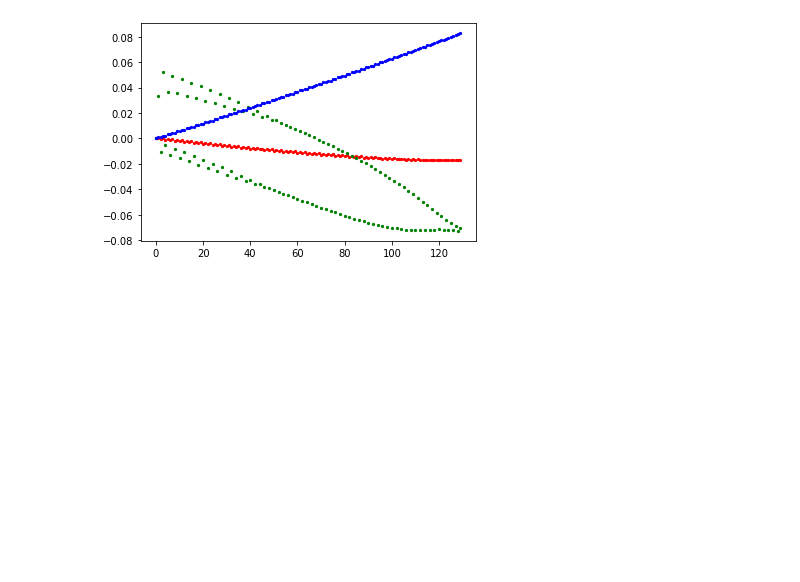
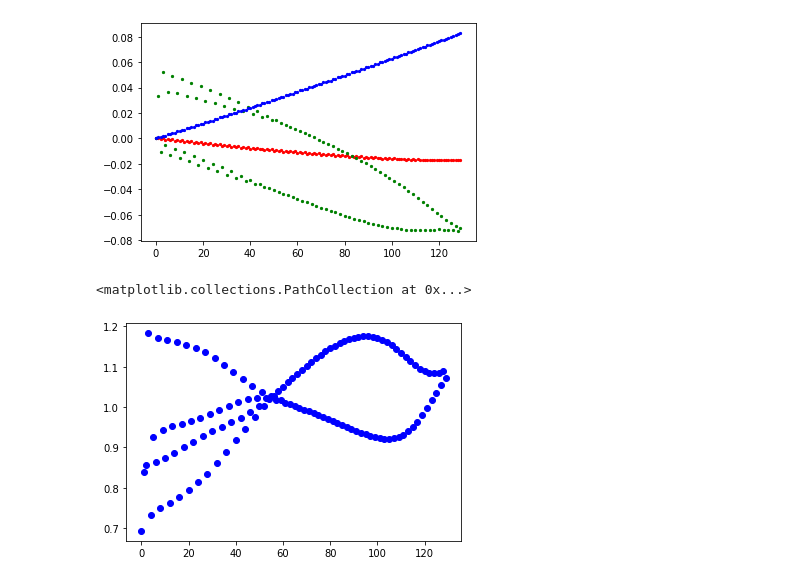
Before and after one commit to crescent98/machinelearning35911, a Jupyter notebook: assignmnent05.ipynb, the cells around one changed output. Cells and saved outputs as stored; diff of their text form; code cells hidden in the pictures; blank space fills up the shorter version.

Commit message:
3. plot the training error

```diff
--- a/assignmnent05.ipynb
+++ b/assignmnent05.ipynb
@@ -105,6 +105,7 @@ next_theta(m,a,[0,0,0],data)
 # ***Gradient Descenting***
 # %%
 while gradient(theta_temp,m,data)>0.01:
+  objective.append(objective_function(m,theta_temp,data))
   theta.append(theta_temp)
   theta_temp=next_theta(m,a,theta_temp,data)
   i=i+1
@@ -131,3 +132,8 @@ plt.scatter(range(0,i+1),theta_2,c='#0000ff',s=5)
 # %% [output]
 <matplotlib.collections.PathCollection at 0x...>
 [figure]
+# %%
+plt.scatter(range(0,i+1),objective,c="#0000ff")
+# %% [output]
+<matplotlib.collections.PathCollection at 0x...>
+[figure, added]
```
